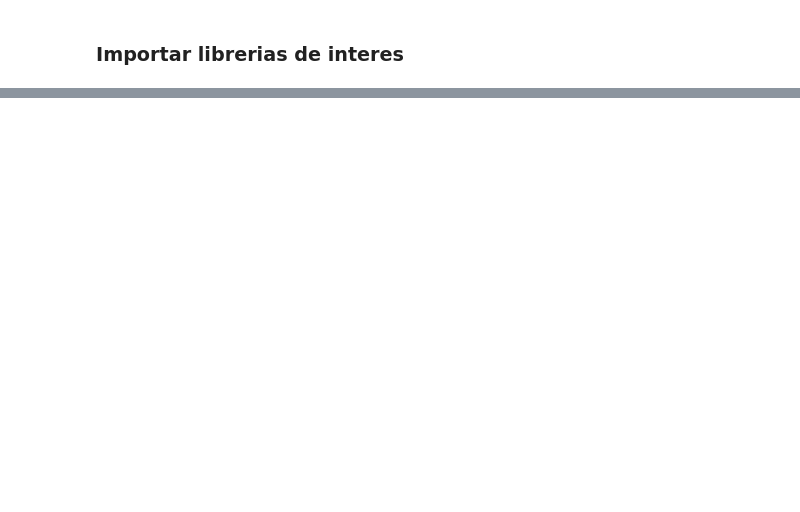
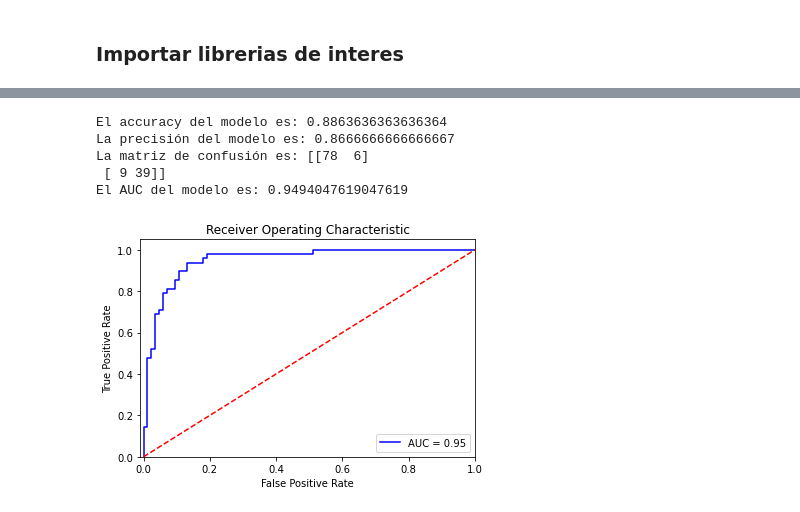
Before and after one commit to gasanchez10/DeepLearning2022, a Jupyter notebook: SEM1/S1LSC2.ipynb, the cells around one changed output, grey strips where cells are left out. Drawn from its saved outputs; the diff is of its cells as text; code cells hidden in the pictures; blank space fills up the shorter version.

```diff
--- a/SEM1/S1LSC2.ipynb
+++ b/SEM1/S1LSC2.ipynb
@@ -188,0 +97,9 @@ A través del algoritmo de descenso de gradiente, se calibra un modelo de regres
+# %%
+# Definir función objetivo - logaritmo de la función de verosimilitud
+def fobj(B, X, Y):
+    suma = 0
+    X=np.append(np.ones((len(X),1)), X, axis = 1) # Añadimos columna de 1s correspondiente al intercepto
+    for i in range(len(X)):
+        betaTx = np.matmul(np.transpose(B), X[i]) # Beta transpuesto por X
+        suma = suma + Y[i]*betaTx + np.log(1/(1+np.exp(betaTx)))
+    return suma
@@ -188,0 +148,10 @@ A través del algoritmo de descenso de gradiente, se calibra un modelo de regres
+# %%
+# Definir solución inicial - estimadores en 0 - tenemos uno para cada variable independiente más el intercepto
+sol_inicial = np.zeros(len(XTrain[1])+1)
+# Definir tamaño de paso
+step = 0.001
+# Definir tolerancia
+tolerancia = 0.001
+
+# Llamar la función descenso de gradiente - tarda un poco
+estimadores = regresion_logistica(fobj, gradiente, sol_inicial, step, tolerancia, XTrain, yTrain)
@@ -188,0 +163,32 @@ A través del algoritmo de descenso de gradiente, se calibra un modelo de regres
+# %%
+# Añadir la columna correspondiente al intercepto
+XTest_int=np.append(np.ones((len(XTest),1)), XTest, axis = 1)
+# Hallar las probabilidades estimadas dados los coeficientes calculados
+predicciones_prob = [1/(1+np.exp(-np.matmul(np.transpose(estimadores),XTest_int[i]))) for i in range(len(XTest_int))]
+# Hallar la clase que predice nuestro modelo, usando un threshold de 0.5
+y_pred = [1 if predicciones_prob[i] >= 0.5 else 0 for i in range(len(predicciones_prob))]
+
+# Imprimir métricas de desempeño y
+print("El accuracy del modelo es: "+str(accuracy_score(y_true=yTest, y_pred=y_pred)))
+print("La precisión del modelo es: "+str(precision_score(y_true=yTest, y_pred=y_pred)))
+print("La matriz de confusión es: "+str(confusion_matrix(y_true=yTest, y_pred=y_pred)))
+fpr, tpr, thresholds = metrics.roc_curve(yTest, predicciones_prob, pos_label=1)
+AUCRegLog=metrics.auc(fpr, tpr)
+print("El AUC del modelo es: "+str(AUCRegLog))
+# Graficar curva ROC
+plt.title('Receiver Operating Characteristic')
+plt.plot(fpr, tpr, 'b', label = 'AUC = %0.2f' % AUCRegLog)
+plt.legend(loc = 'lower right')
+plt.plot([0, 1], [0, 1],'r--')
+plt.xlim([-0.01, 1])
+plt.ylim([0, 1.05])
+plt.ylabel('True Positive Rate')
+plt.xlabel('False Positive Rate')
+plt.show()
+# %% [output]
+El accuracy del modelo es: 0.8863636363636364
+La precisión del modelo es: 0.8666666666666667
+La matriz de confusión es: [[78  6]
+ [ 9 39]]
+El AUC del modelo es: 0.9494047619047619
+[figure, added]
```
Also changed, not shown: parts of 47 cells of this notebook.
